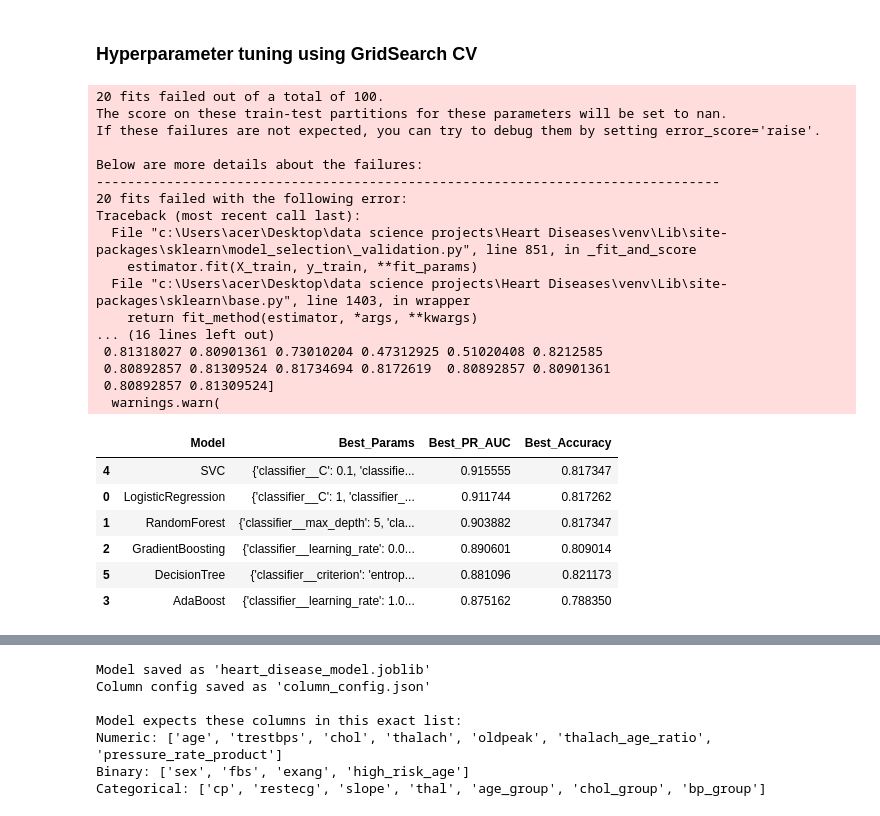
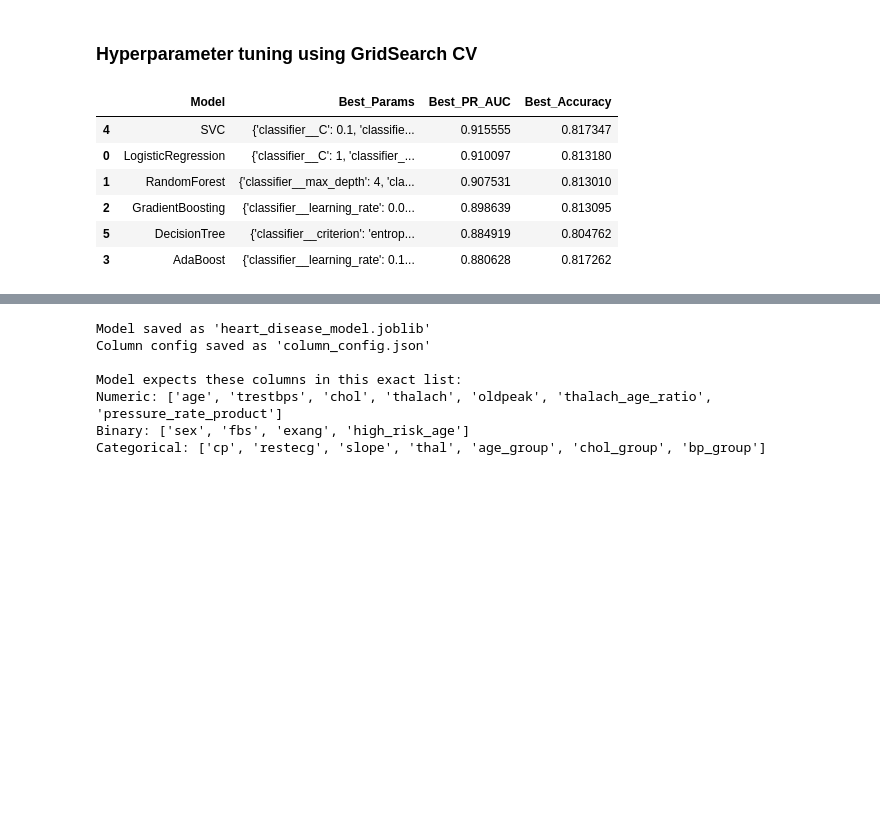
Before and after one commit to suyogkarki1/Clinical-Risk-Prediction-Diabetes-Heart-Disease, a Jupyter notebook: heart/heart.ipynb, the cells around one changed output, grey strips where cells are left out. Drawn from its saved outputs; the diff is of its cells as text; code cells hidden in the pictures; blank space fills up the shorter version.

```diff
--- a/heart/heart.ipynb
+++ b/heart/heart.ipynb
@@ -647,57 +643,51 @@ import pandas as pd
 
 param_grids = {
     'LogisticRegression': [
-        # L1 Regularization
-        {
-            'classifier__l1_ratio': ['l1'],
+        {   # L1 — good for small data, does feature selection
+            'classifier__penalty': ['l1'],
             'classifier__solver': ['liblinear'],
-            'classifier__C': [0.01, 0.1, 1, 10]
+            'classifier__C': [0.01, 0.1, 1]        # smaller C = stronger regularization
         },
-
-
-        # L2 Regularization
-        {
+        {   # L2
             'classifier__penalty': ['l2'],
             'classifier__solver': ['lbfgs'],
-            'classifier__C': [0.01, 0.1, 1, 10]
-        },
-
-        # Elastic Net Regularization
-        {
-            'classifier__penalty': ['elasticnet'],
-            'classifier__solver': ['saga'],
-            'classifier__C': [0.01, 0.1, 1, 10],
-            'classifier__l1_ratio': [0.2, 0.5, 0.8]
+            'classifier__C': [0.01, 0.1, 1]
         }
+        # dropped elasticnet — extra complexity not worth it on 303 rows
     ],
 
     'RandomForest': {
-        'classifier__n_estimators': [100, 200, 300],
-        'classifier__max_depth': [None, 5, 10]
+        'classifier__n_estimators': [100, 200],
+        'classifier__max_depth': [3, 4, 5],          # shallow — deep trees memorize 303 rows instantly
+        'classifier__min_samples_leaf': [4, 6, 8],   # large leaves force generalization
+        'classifier__min_samples_split': [10, 15],
+        'classifier__max_features': ['sqrt']         # just sqrt — log2 rarely differs, saves time
     },
 
     'GradientBoosting': {
-        'classifier__n_estimators': [100, 200],
-        'classifier__learning_rate': [0.05, 0.1],
-        'classifier__max_depth': [2, 3]
+        'classifier__n_estimators': [50, 100],       # few trees
+        'classifier__learning_rate': [0.01, 0.05],   # slow learning
+        'classifier__max_depth': [2, 3],             # shallow — stumps/small trees only
+        'classifier__min_samples_leaf': [8, 12],
+        'classifier__subsample': [0.7, 0.8]          # stochastic = regularization
     },
 
     'AdaBoost': {
-        'classifier__n_estimators': [100, 200, 300],
-        'classifier__learning_rate': [0.5, 1.0]
+        'classifier__n_estimators': [50, 100],
+        'classifier__learning_rate': [0.1, 0.5, 1.0]
     },
 
     'SVC': {
         'classifier__C': [0.1, 1, 10],
-        'classifier__kernel': ['linear', 'rbf']
+        'classifier__kernel': ['linear', 'rbf'],
+        'classifier__gamma': ['scale']               # 'scale' is the reliable default; 'auto' rarely wins
     },
 
     'DecisionTree': {
-        'classifier__max_depth': [2,3, 5, 7],
-        'classifier__min_samples_split': [5, 10, 20],
-        'classifier__min_samples_leaf': [3, 5, 10],
+        'classifier__max_depth': [2, 3, 4],          # very shallow
+        'classifier__min_samples_leaf': [5, 10, 15], # large leaves
         'classifier__criterion': ['gini', 'entropy']
-}
+    }
 }
 
 tuned_results = []
@@ -712,52 +702,35 @@ for name, model in models.items():
 
     grid = GridSearchCV(
         estimator=pipe,
         param_grid=param_grids[name],
         cv=cv,
         scoring={'pr_auc': 'average_precision', 'accuracy': 'accuracy'},
         refit='pr_auc',
         n_jobs=-1
     )
 
     grid.fit(X_train, y_train)
 
     tuned_results.append({
         'Model': name,
         'Best_Params': grid.best_params_,
         'Best_PR_AUC': grid.best_score_,
         'Best_Accuracy': grid.cv_results_['mean_test_accuracy'][grid.best_index_]
     })
 
     best_models[name] = grid.best_estimator_
 
 tuned_results_df = pd.DataFrame(tuned_results).sort_values(
     by='Best_PR_AUC',
     ascending=False
 )
 
 tuned_results_df
 # %% [output]
-20 fits failed out of a total of 100.
-The score on these train-test partitions for these parameters will be set to nan.
-If these failures are not expected, you can try to debug them by setting error_score='raise'.
-
-Below are more details about the failures:
---------------------------------------------------------------------------------
-20 fits failed with the following error:
-Traceback (most recent call last):
-  File "c:\Users\acer\Desktop\data science projects\Heart Diseases\venv\Lib\site-packages\sklearn\model_selection\_validation.py", line 851, in _fit_and_score
-    estimator.fit(X_train, y_train, **fit_params)
-  File "c:\Users\acer\Desktop\data science projects\Heart Diseases\venv\Lib\site-packages\sklearn\base.py", line 1403, in wrapper
-    return fit_method(estimator, *args, **kwargs)
-... (16 lines left out)
- 0.81318027 0.80901361 0.73010204 0.47312925 0.51020408 0.8212585
- 0.80892857 0.81309524 0.81734694 0.8172619  0.80892857 0.80901361
- 0.80892857 0.81309524]
-  warnings.warn(
 |  | Model | Best_Params | Best_PR_AUC | Best_Accuracy |
 | 4 | SVC | {'classifier__C': 0.1, 'classifie... | 0.915555 | 0.817347 |
-| 0 | LogisticRegression | {'classifier__C': 1, 'classifier_... | 0.911744 | 0.817262 |
-| 1 | RandomForest | {'classifier__max_depth': 5, 'cla... | 0.903882 | 0.817347 |
-| 2 | GradientBoosting | {'classifier__learning_rate': 0.0... | 0.890601 | 0.809014 |
-| 5 | DecisionTree | {'classifier__criterion': 'entrop... | 0.881096 | 0.821173 |
-| 3 | AdaBoost | {'classifier__learning_rate': 1.0... | 0.875162 | 0.788350 |
+| 0 | LogisticRegression | {'classifier__C': 1, 'classifier_... | 0.910097 | 0.813180 |
+| 1 | RandomForest | {'classifier__max_depth': 4, 'cla... | 0.907531 | 0.813010 |
+| 2 | GradientBoosting | {'classifier__learning_rate': 0.0... | 0.898639 | 0.813095 |
+| 5 | DecisionTree | {'classifier__criterion': 'entrop... | 0.884919 | 0.804762 |
+| 3 | AdaBoost | {'classifier__learning_rate': 0.1... | 0.880628 | 0.817262 |
```
Also changed, not shown: parts of 18 cells of this notebook, 5 other files.
